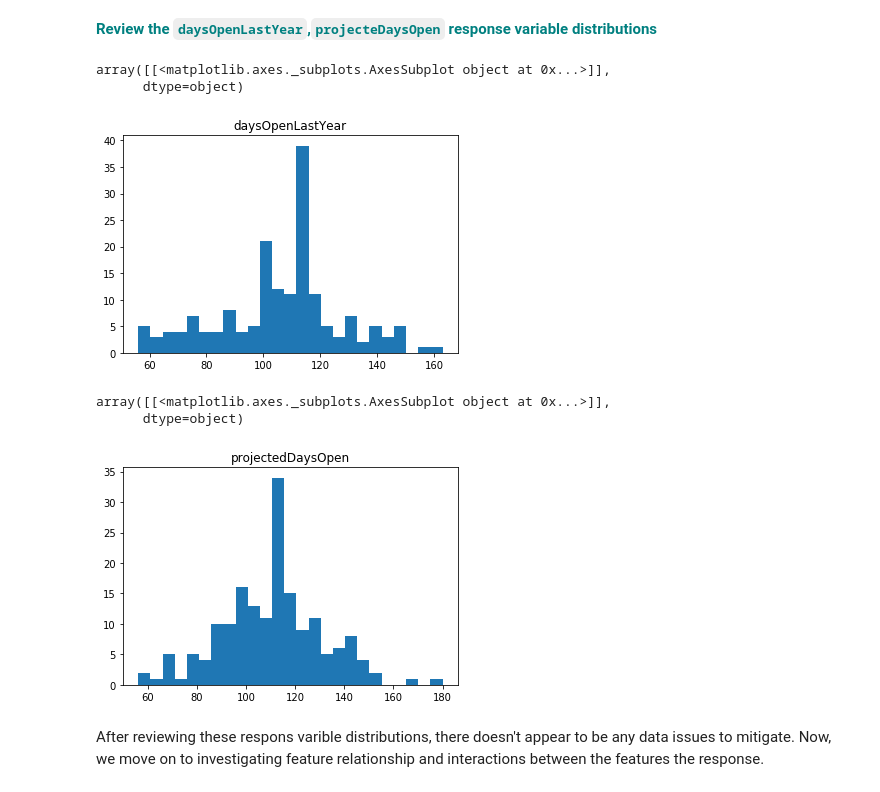
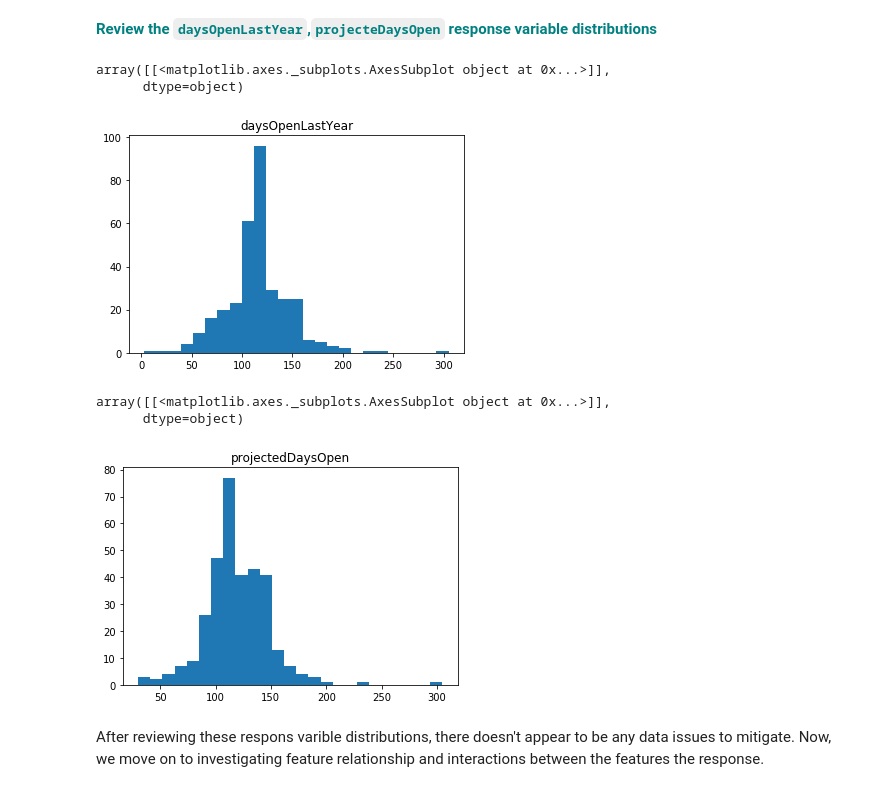
Before and after one commit to bauyrjanj/GuidedCapstone, a Jupyter notebook: EDA/GuidedCapstoneStep3HL.ipynb, the cells around one changed output. Drawn from its saved outputs; the diff is of its cells as text; code cells hidden in the pictures.

```diff
--- a/EDA/GuidedCapstoneStep3HL.ipynb
+++ b/EDA/GuidedCapstoneStep3HL.ipynb
@@ -327,17 +327,17 @@ array([[<matplotlib.axes._subplots.AxesSubplot object at 0x...>]],
 <font color='teal'>**Review the `daysOpenLastYear`,`projecteDaysOpen` response variable distributions**</font>
 # %%
 # Do the same as above! You got this :)
-dfno.hist('daysOpenLastYear', bins=25, grid=False)
+df.hist('daysOpenLastYear', bins=25, grid=False)
 # %% [output]
 array([[<matplotlib.axes._subplots.AxesSubplot object at 0x...>]],
       dtype=object)
-[figure, old version]
+[figure, new version]
 # %%
-dfno.hist('projectedDaysOpen', bins=25, grid=False)
+df.hist('projectedDaysOpen', bins=25, grid=False)
 # %% [output]
 array([[<matplotlib.axes._subplots.AxesSubplot object at 0x...>]],
       dtype=object)
-[figure, old version]
+[figure, new version]
 # %% [markdown]
 After reviewing these respons varible distributions, there doesn't appear to be any data issues to mitigate. Now, we move on to investigating feature relationship and interactions between the features the response.
 # %% [markdown]
```
Also changed, not shown: parts of 15 cells of this notebook, 1 other file.
